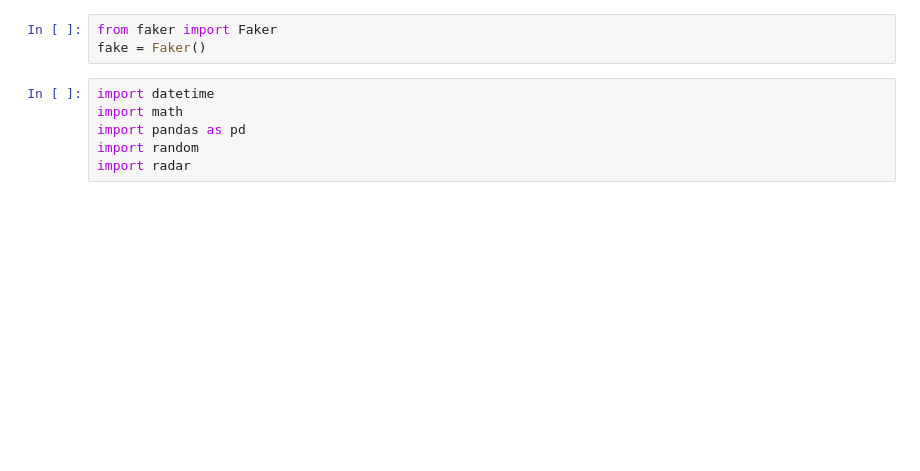
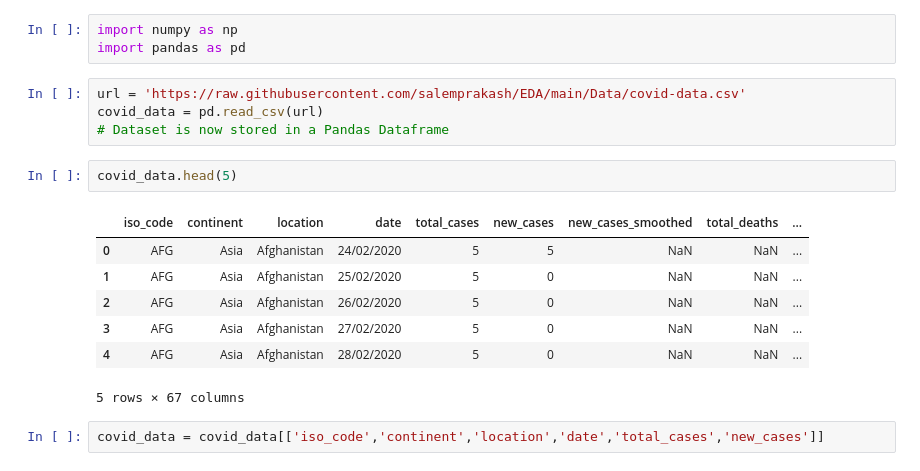
Before and after one commit to salemprakash/EDA, a Jupyter notebook: test.ipynb, the cells around one changed output. Saved outputs shown, nothing was run; the diff lists cells and outputs as text; blank space fills up the shorter version.

```diff
--- a/test.ipynb
+++ b/test.ipynb
@@ -23,9 +3,19 @@ Successfully installed radar-0.3
-# %%
-from faker import Faker
-fake = Faker()
 # %%
-import datetime
-import math
+import numpy as np
 import pandas as pd
-import random
-import radar
+# %%
+url = 'https://raw.githubusercontent.com/salemprakash/EDA/main/Data/covid-data.csv'
+covid_data = pd.read_csv(url)
+# Dataset is now stored in a Pandas Dataframe
+# %%
+covid_data.head(5)
+# %% [output]
+|  | iso_code | continent | location | date | total_cases | new_cases | new_cases_smoothed | total_deaths | ... |
+| 0 | AFG | Asia | Afghanistan | 24/02/2020 | 5 | 5 | NaN | NaN | ... |
+| 1 | AFG | Asia | Afghanistan | 25/02/2020 | 5 | 0 | NaN | NaN | ... |
+| 2 | AFG | Asia | Afghanistan | 26/02/2020 | 5 | 0 | NaN | NaN | ... |
+| 3 | AFG | Asia | Afghanistan | 27/02/2020 | 5 | 0 | NaN | NaN | ... |
+| 4 | AFG | Asia | Afghanistan | 28/02/2020 | 5 | 0 | NaN | NaN | ... |
+5 rows × 67 columns
+# %%
+covid_data = covid_data[['iso_code','continent','location','date','total_cases','new_cases']]
```
Also changed, not shown: parts of 8 cells of this notebook.
